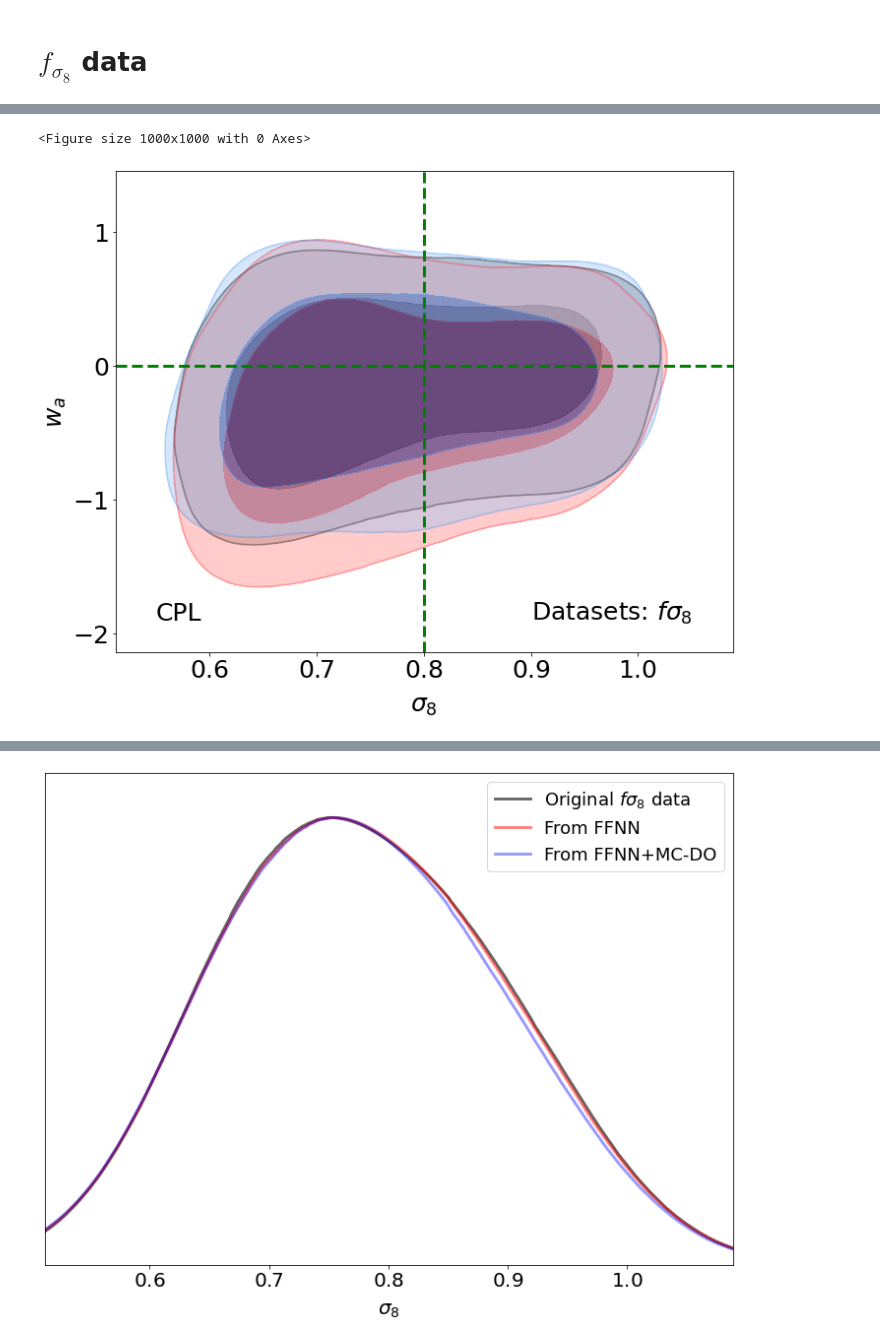
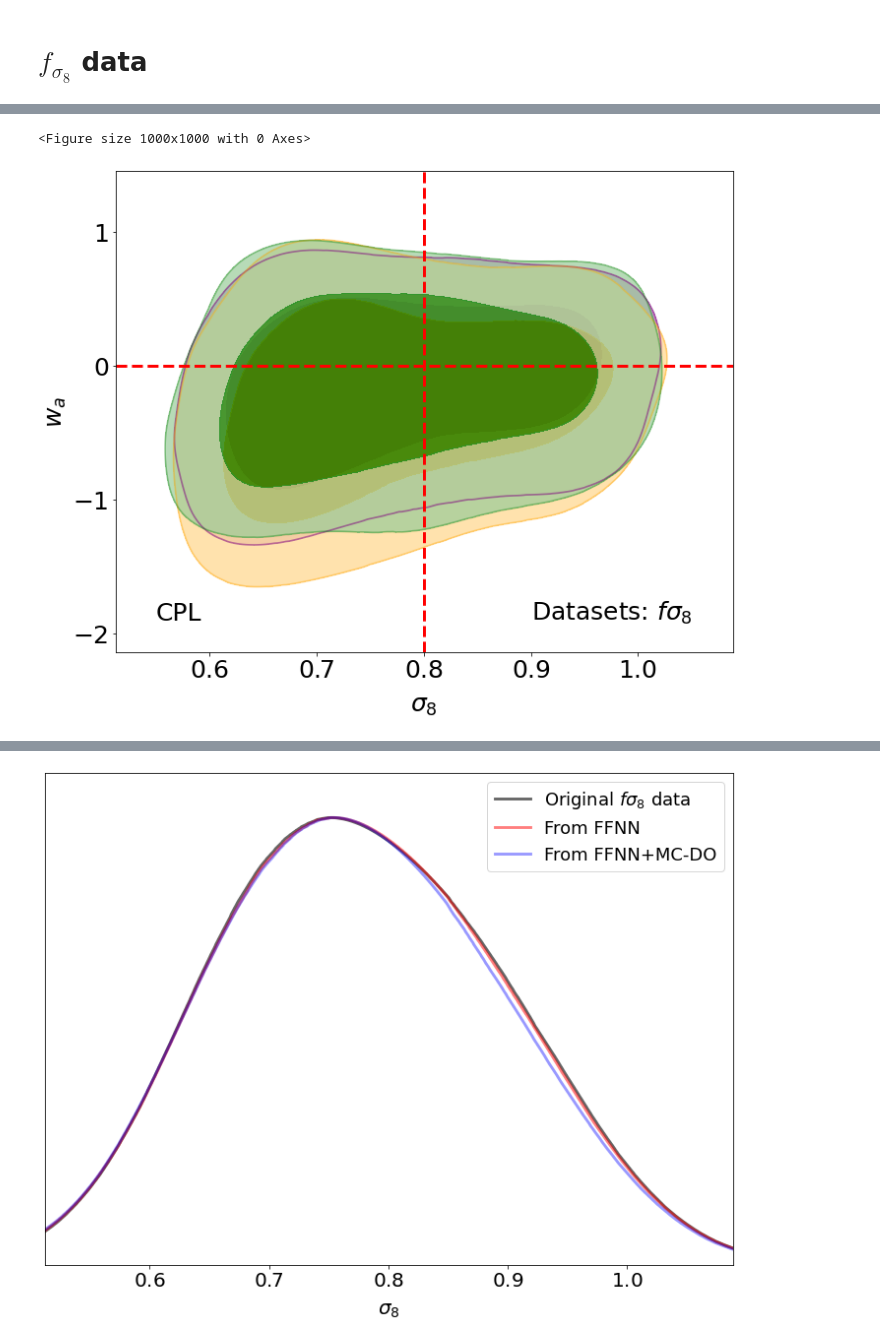
Before and after one commit to igomezv/neuralCosmoReconstruction, a Jupyter notebook: notebooks/getdist_waCDM_crann.ipynb, the cells around one changed output, grey strips where cells are left out. Drawn from its saved outputs; the diff is of its cells as text; code cells hidden in the pictures.

```diff
--- a/notebooks/getdist_waCDM_crann.ipynb
+++ b/notebooks/getdist_waCDM_crann.ipynb
@@ -20,9 +20,8 @@ $ \frac{H(z)^2}{H_0^2} = \Omega_{m,0}(1+z)^3 + (1-\Omega_{m,0})(1+z)^{3(1+\omega
 
 #### Defining file names for MCMC chains for posterior pdf sampling
 # %%
-# dir_name = '/home/cosmocicatais/simpleMC/chains/'
-dir_name = '/home/isidro/Documents/github/simplemc_tests/chains/'
-# dir_name = "chains/"
+# dir_name = '/home/isidro/Documents/gitHub/simplemc_tests/chains/'
+dir_name = "/home/isidro/Documents/gitHub/neuralCosmoReconstruction/notebooks/chains/"
 
 dir_name_sn = dir_name + 'SN/'
 dir_name_sn_planck = dir_name + 'SN+Planck/'
@@ -86,11 +85,13 @@ roots_all = [
                   'waCDM_phy_SN+HD+fs8_nested_dynesty_multi',
                   'waCDM_phy_SN+HD+fs8_nested_dynesty_multi_new',
                   'waCDM_phy_SN+HD+fs8_nested_dynesty_multi_new_new']#_new
+#                   'waCDM_phy_SN+HD+fs8_nested_dynesty_multi_new_new_new']
+
 
 roots_all_planck = [
                   'waCDM_phy_SN+HD+fs8+Planck_nested_dynesty_multi',
                   'waCDM_phy_SN+HD+fs8+Planck_nested_dynesty_multi_new',
-                  'waCDM_phy_SN+HD+fs8+Planck_nested_dynesty_multi_new_new']#_new
+                  'waCDM_phy_SN+HD+fs8+Planck_nested_dynesty_multi_new_new_new']
 
 roots_polycdm = [
                 'PolyCDM_phy_SN+HD+fs8_nested_dynesty_multi',
@@ -103,6 +104,8 @@ roots_polycdm_planck = [
                 'PolyCDM_phy_SN+HD+fs8+Planck_nested_dynesty_multi_new',
                 'PolyCDM_phy_SN+HD+fs8+Planck_nested_dynesty_multi_new_new'
                 ]
+
+color_list = ['purple', 'orange', 'green']
 # %% [markdown]
 # Cosmic chronometers
 
@@ -485,33 +491,34 @@ Removed 0.1 as burn in
 # %%
 plt.figure(figsize=(10, 10), dpi=100)
 
 g2= plots.getSinglePlotter(chain_dir = dir_name_fs8, width_inch= 10,
                           ratio = 0.8,
                           analysis_settings={'smooth_scale_2D': 0.5,
                                              'smooth_scale_1D': 0.5,
                                              'ignore_rows': 0.1})
 g2.settings.lab_fontsize = 25
 g2.settings.legend_fontsize = 25
 g2.settings.axes_fontsize = 25
 
-g2.plot_2d(roots_fs8, 's8', 'wa', colors=['black', 'red'], filled=True,
-           alphas = [0.6, 0.5, 0.4],
+g2.plot_2d(roots_fs8, 's8', 'wa', colors=color_list, filled=True,
+           alphas = [1, 0.8, 0.7],
           legend_loc='upper right')
 
 # g2.add_legend(['Original', 'FFNN',
 #                                'FFNN+MC-DO'])
 
 
-g2.add_x_marker(0.8, color='green', lw=3.0)
-g2.add_y_marker(0, color='green', lw=3.0)
+g2.add_x_marker(0.8, color='red', lw=3.0)
+g2.add_y_marker(0, color='red', lw=3.0)
 plt.text(0.55, -1.9, 'CPL', fontsize=25)
 plt.text(0.9, -1.9, 'Datasets: $f \sigma_8}$', fontsize=25)
+# plt.grid(True)
 
 
 plt.savefig('postFS8s8wa.png')
 # %% [output]
 <Figure size 1000x1000 with 0 Axes>
-[figure, old version]
+[figure, new version]
 # %%
 plt.figure(figsize=(10, 10), dpi=100)
 
```
Also changed, not shown: parts of 78 cells of this notebook, 23 other files.
